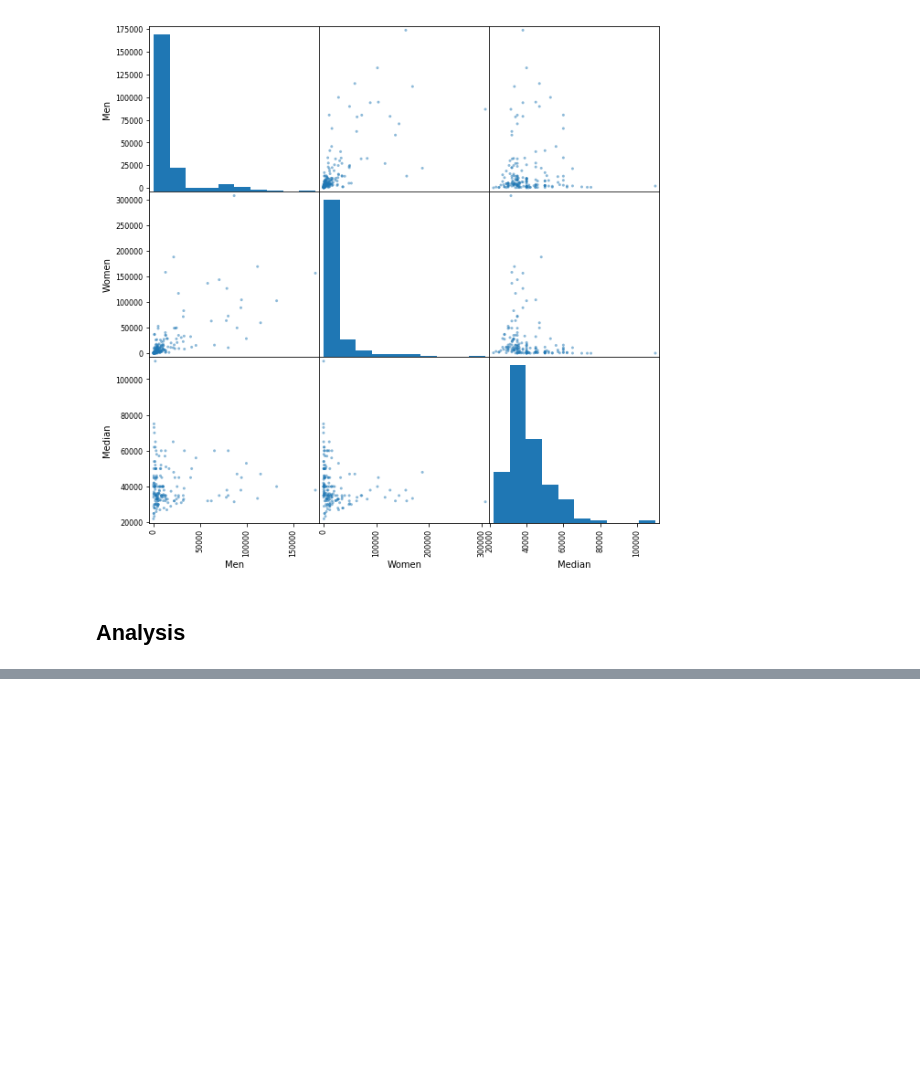
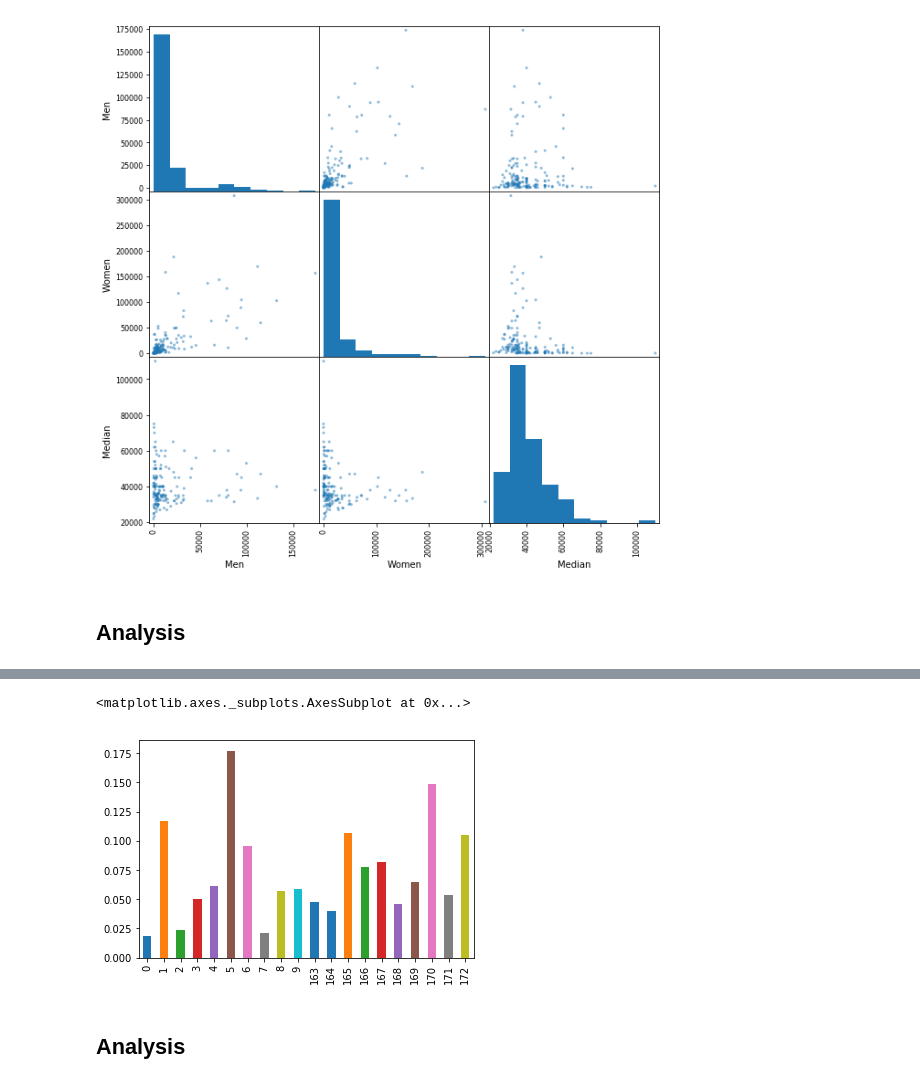
Before and after one commit to saraheisa/Visualizing-Earnings-Based-On-College-Majors, a Jupyter notebook: main.ipynb, the cells around one changed output, grey strips where cells are left out. Cells and saved outputs as stored; diff of their text form; code cells hidden in the pictures; blank space fills up the shorter version.

```diff
--- a/main.ipynb
+++ b/main.ipynb
@@ -252,0 +258,7 @@ array([[<matplotlib.axes._subplots.AxesSubplot object at 0x...>,
+# %%
+recent_grads.head(10).append(recent_grads.tail(10))['Unemployment_rate'].plot(kind='bar')
+# %% [output]
+<matplotlib.axes._subplots.AxesSubplot at 0x...>
+[figure, added]
+# %% [markdown]
+## Analysis
```
Also changed, not shown: parts of 1 cell of this notebook.
